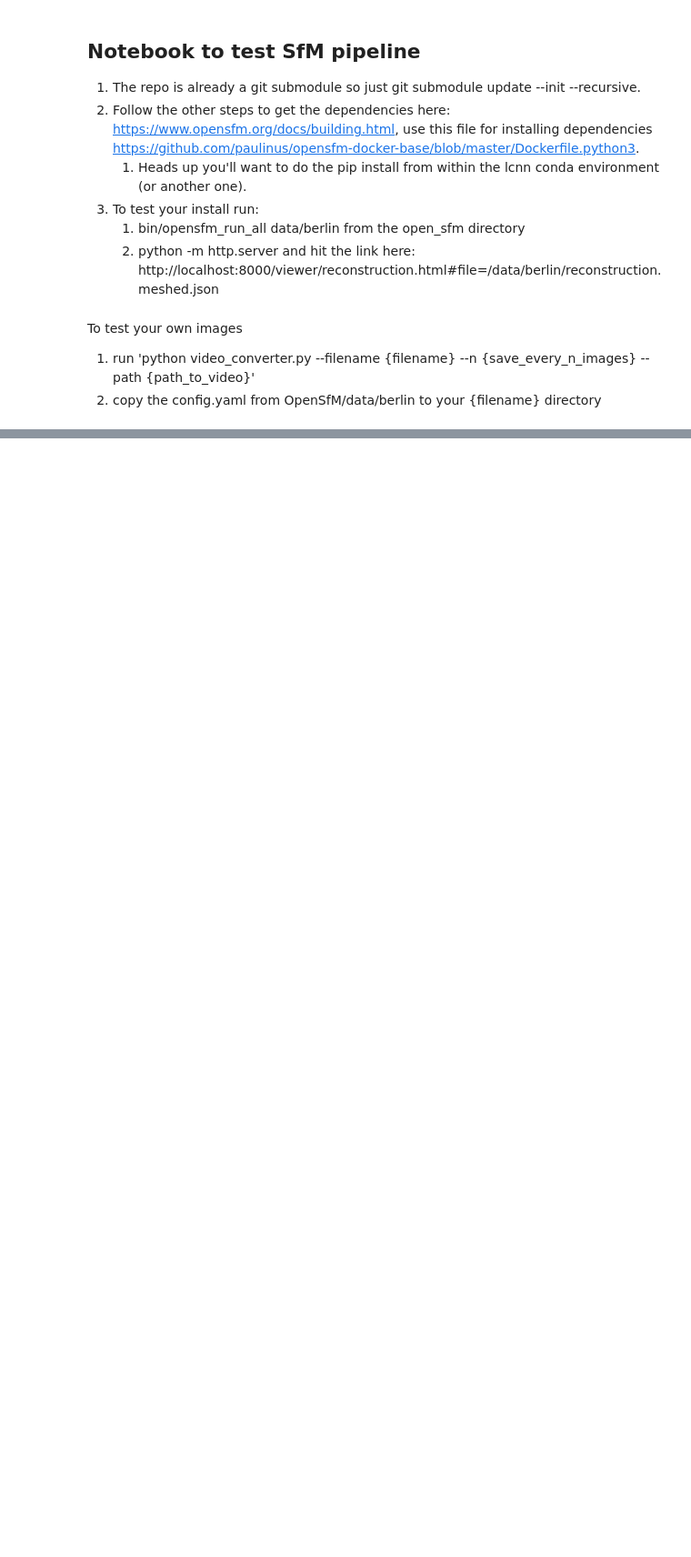
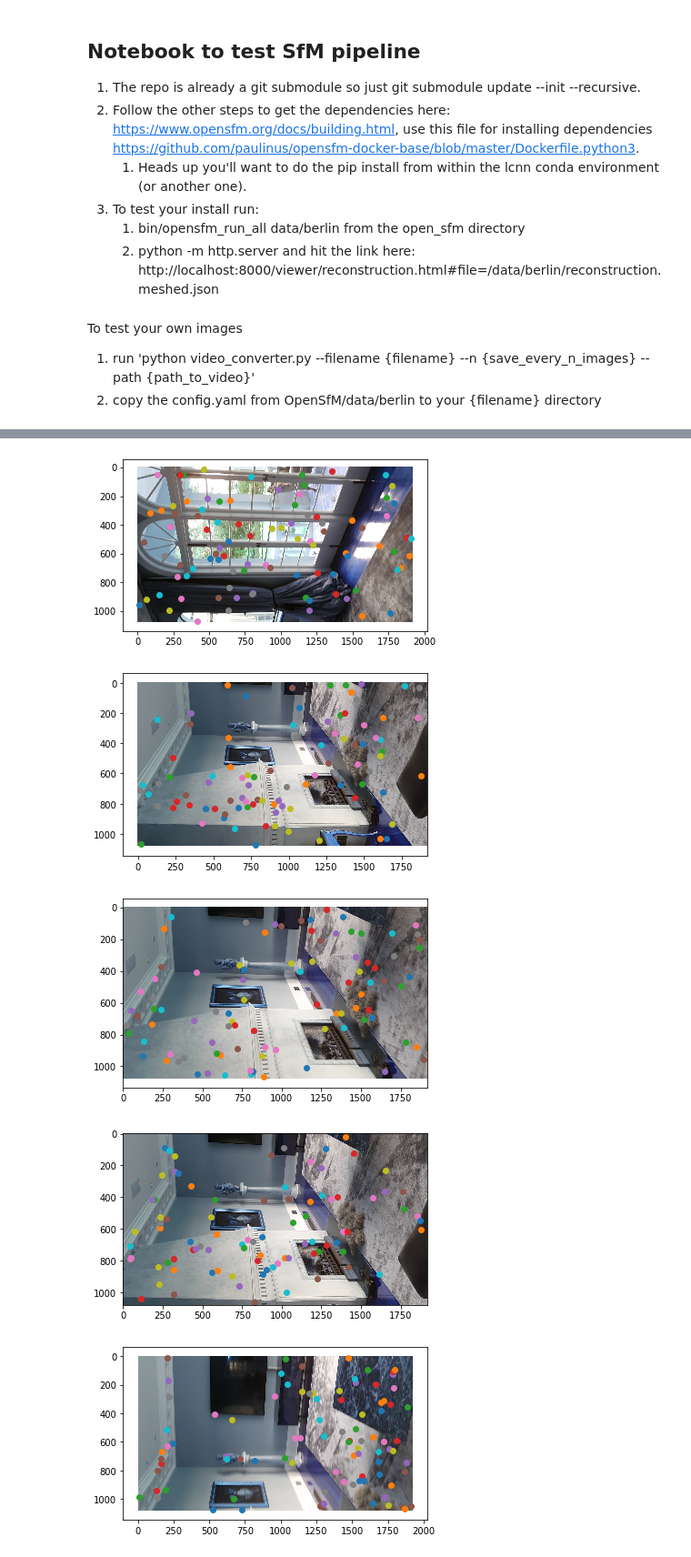
Before and after one commit to TarkanAl-Kazily/3d_vision_playground, a Jupyter notebook: notebooks/SfM.ipynb, the cells around one changed output, grey strips where cells are left out. Shown at 91% size. Cells and saved outputs as stored; diff of their text form; code cells hidden in the pictures; blank space fills up the shorter version.

```diff
--- a/notebooks/SfM.ipynb
+++ b/notebooks/SfM.ipynb
@@ -12,3 +22,6 @@ import sys, cv2
+# %%
+file_path = "../data/lounge/"
+conf = config.load_config(file_path+'config.yaml')
 # %% [markdown]
 To test your own images
 
@@ -42,0 +56,22 @@ To test your own images
+# %%
+"""An Example of How to Load Pre-Detected features from the npz generated from:
+                                    ../OpenSfM/bin/opensfm detect_features ../data/lounge"""
+for filename in os.listdir(file_path+"features"):
+    if filename.endswith(".npz"):
+#         fts = np.load(file_path+"features/"+filename) # ['points', 'descriptors', 'colors', 'OPENSFM_FEATURES_VERSION']
+        fts = features.load_features(file_path+"features/"+filename, conf)
+        points = fts[0]
+        img_name = filename[:5]+'.png'
+        img = cv2.imread(file_path+"images/"+img_name)
+        plt.imshow(img)
+        denorm_pts = features.denormalized_image_coordinates(points, 1920, 1080)
+        for pt_i, (x, y) in enumerate(denorm_pts):
+            if (pt_i % 50) == 0:
+                plt.scatter(x, y)
+        plt.show()
+# %% [output]
+[figure, added]
+[figure, added]
+[figure, added]
+[figure, added]
+[figure, added]
```
Also changed, not shown: parts of 6 cells of this notebook.
